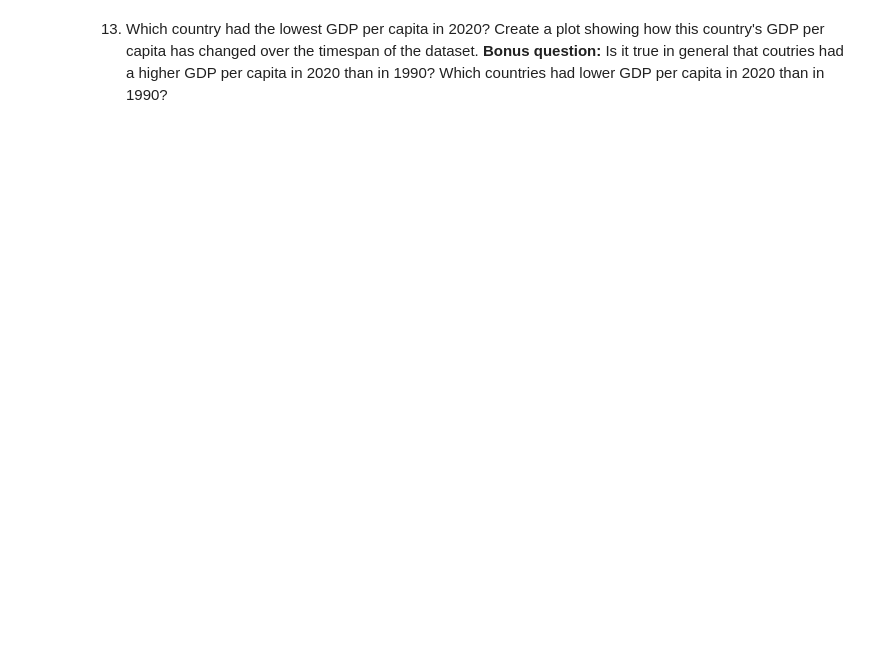
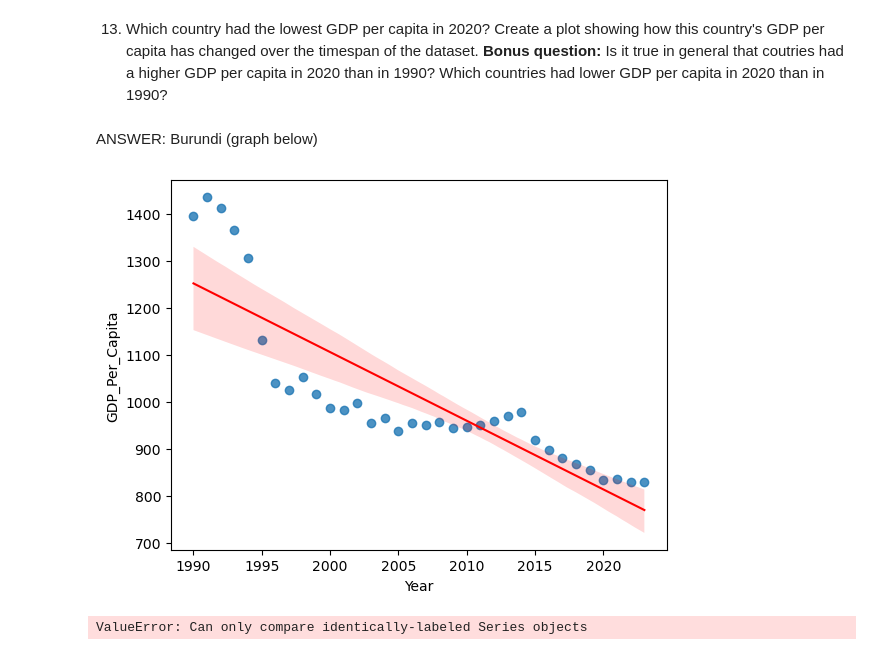
Before and after one commit to NSS-Data-Analytics-Cohort-14/gdp-and-internet-usage-ekimshaf, a Jupyter notebook: notebooks/gdp_internet_usage.ipynb, the cells around one changed output. Drawn from its saved outputs; the diff is of its cells as text; code cells hidden in the pictures; blank space fills up the shorter version.

```diff
--- a/notebooks/gdp_internet_usage.ipynb
+++ b/notebooks/gdp_internet_usage.ipynb
@@ -317,2 +317,23 @@ plt.show()
 # %% [markdown]
 13. Which country had the lowest GDP per capita in 2020? Create a plot showing how this country's GDP per capita has changed over the timespan of the dataset. **Bonus question:** Is it true in general that coutries had a higher GDP per capita in 2020 than in 1990? Which countries had lower GDP per capita in 2020 than in 1990?
+# %% [markdown]
+ANSWER: Burundi (graph below)
+# %%
+## grabs 2020 data for Burundi, which according to the previous query is shown as the lowest GDP country for 2020
+Bur_GDP = gdp_df[gdp_df['Country'] == 'Burundi']
+sns.regplot(
+    x=Bur_GDP['Year'],
+    y=Bur_GDP['GDP_Per_Capita'],
+    line_kws={'color': 'red', 'linewidth': 1.5},
+)
+plt.show()
+# %% [output]
+[figure, added]
+# %%
+## Checking on the bonus, grabbing 2020 and 1990 data... and this didn't work.  Coming back later.
+gdp_1990 = gdp_df[gdp_df['Year'].isin([1990])]
+gdp_2020 = gdp_df[gdp_df['Year'].isin([2020])]
+if gdp_1990['GDP_Per_Capita'] > gdp_2020['GDP_Per_Capita']:
+    print(gdp_1990['Country'])
+# %% [output]
+ValueError: Can only compare identically-labeled Series objects
```
Also changed, not shown: parts of 1 cell of this notebook.
